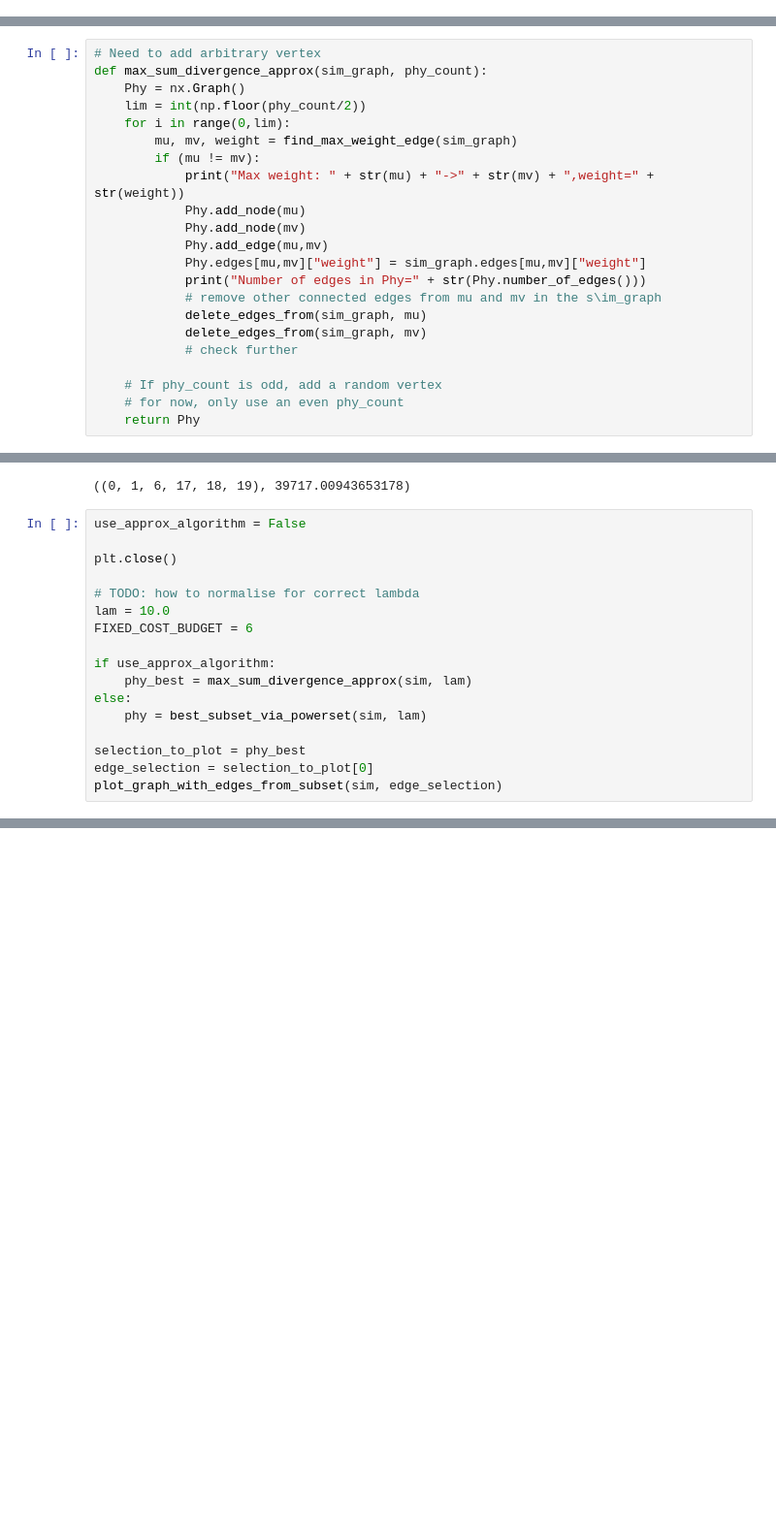
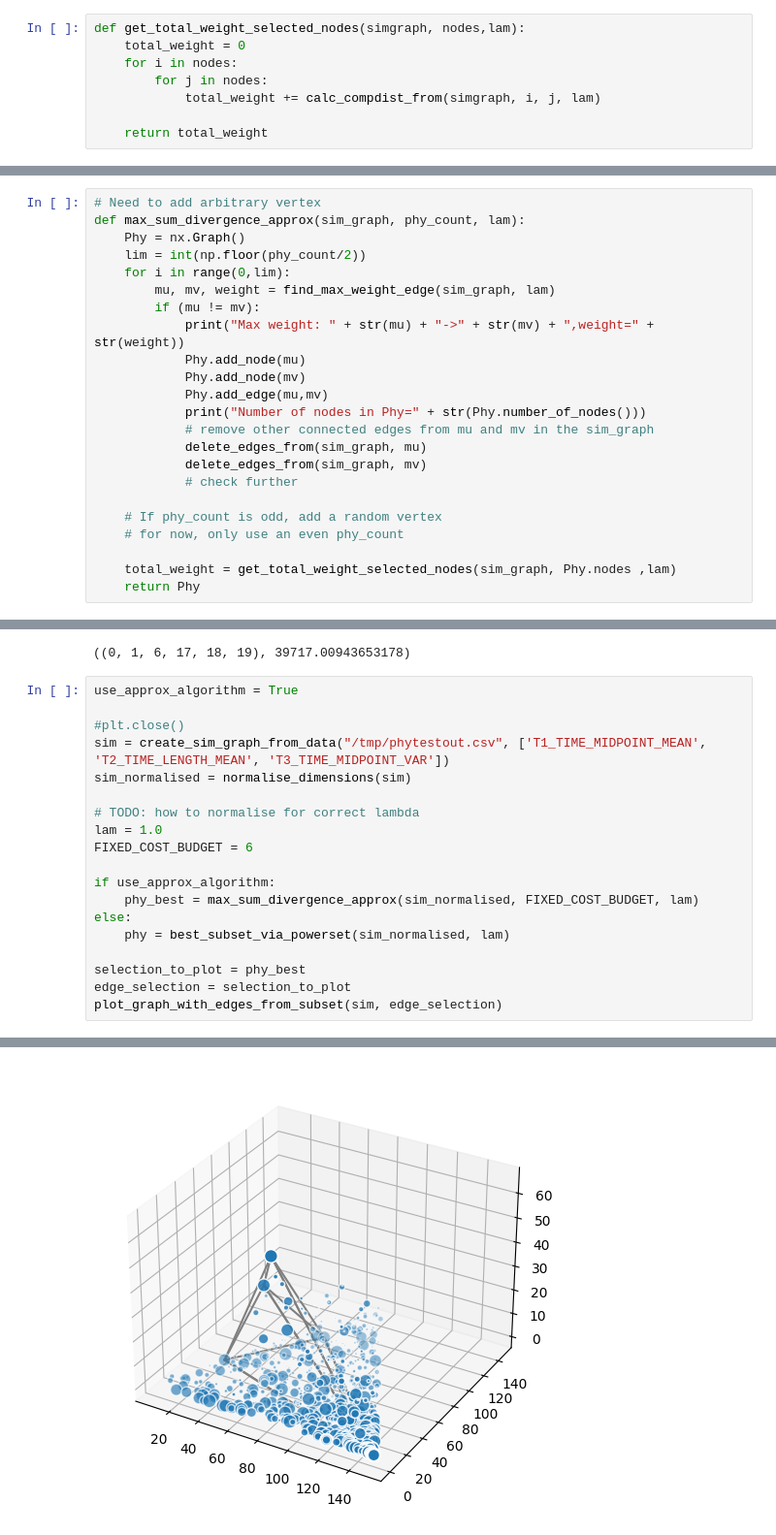
Before and after one commit to sesame-project/simulationBasedTesting, a Jupyter notebook: notebooks/phytesting/MaxSumDispersion.ipynb, the cells around one changed output, grey strips where cells are left out. Shown at 97% size. Saved outputs shown, nothing was run; the diff lists cells and outputs as text; blank space fills up the shorter version.

Commit message:
Changes and fixes for the dimension reducer and coverage tracking GA

```diff
--- a/notebooks/phytesting/MaxSumDispersion.ipynb
+++ b/notebooks/phytesting/MaxSumDispersion.ipynb
@@ -69,0 +68,8 @@ def calc_compdist_from(graph, i, j, lam):
+# %%
+def get_total_weight_selected_nodes(simgraph, nodes,lam):
+    total_weight = 0
+    for i in nodes:
+        for j in nodes:
+            total_weight += calc_compdist_from(simgraph, i, j, lam)
+
+    return total_weight
@@ -70,24 +84,25 @@ def calc_compdist_from(graph, i, j, lam):
 # %%
 # Need to add arbitrary vertex
-def max_sum_divergence_approx(sim_graph, phy_count):
+def max_sum_divergence_approx(sim_graph, phy_count, lam):
     Phy = nx.Graph()
     lim = int(np.floor(phy_count/2))
     for i in range(0,lim):
-        mu, mv, weight = find_max_weight_edge(sim_graph)
+        mu, mv, weight = find_max_weight_edge(sim_graph, lam)
         if (mu != mv):
             print("Max weight: " + str(mu) + "->" + str(mv) + ",weight=" + str(weight))
             Phy.add_node(mu)
             Phy.add_node(mv)
             Phy.add_edge(mu,mv)
-            Phy.edges[mu,mv]["weight"] = sim_graph.edges[mu,mv]["weight"]
-            print("Number of edges in Phy=" + str(Phy.number_of_edges()))
-            # remove other connected edges from mu and mv in the s\im_graph
+            print("Number of nodes in Phy=" + str(Phy.number_of_nodes()))
+            # remove other connected edges from mu and mv in the sim_graph
             delete_edges_from(sim_graph, mu)
             delete_edges_from(sim_graph, mv)
             # check further
 
     # If phy_count is odd, add a random vertex
     # for now, only use an even phy_count
+
+    total_weight = get_total_weight_selected_nodes(sim_graph, Phy.nodes ,lam)
     return Phy
 # %%
 def gen_node_props(metrics_count, dim_count, metric_max, dim_max):
@@ -357,19 +357,22 @@ phy
 # %% [output]
 ((0, 1, 6, 17, 18, 19), 39717.00943653178)
 # %%
-use_approx_algorithm = False
+use_approx_algorithm = True
 
-plt.close()
+#plt.close()
+sim = create_sim_graph_from_data("/tmp/phytestout.csv", ['T1_TIME_MIDPOINT_MEAN', 'T2_TIME_LENGTH_MEAN', 'T3_TIME_MIDPOINT_VAR'])
+sim_normalised = normalise_dimensions(sim)
 
 # TODO: how to normalise for correct lambda
-lam = 10.0
+lam = 1.0
 FIXED_COST_BUDGET = 6
 
 if use_approx_algorithm:
-    phy_best = max_sum_divergence_approx(sim, lam)
+    phy_best = max_sum_divergence_approx(sim_normalised, FIXED_COST_BUDGET, lam)
 else:
-    phy = best_subset_via_powerset(sim, lam)
+    phy = best_subset_via_powerset(sim_normalised, lam)
 
 selection_to_plot = phy_best
-edge_selection = selection_to_plot[0]
+edge_selection = selection_to_plot
 plot_graph_with_edges_from_subset(sim, edge_selection)
+# %% [output]
@@ -375,0 +385 @@ plot_graph_with_edges_from_subset(sim, edge_selection)
+[figure, added]
```
Also changed, not shown: parts of 8 cells of this notebook, 15 other files.
